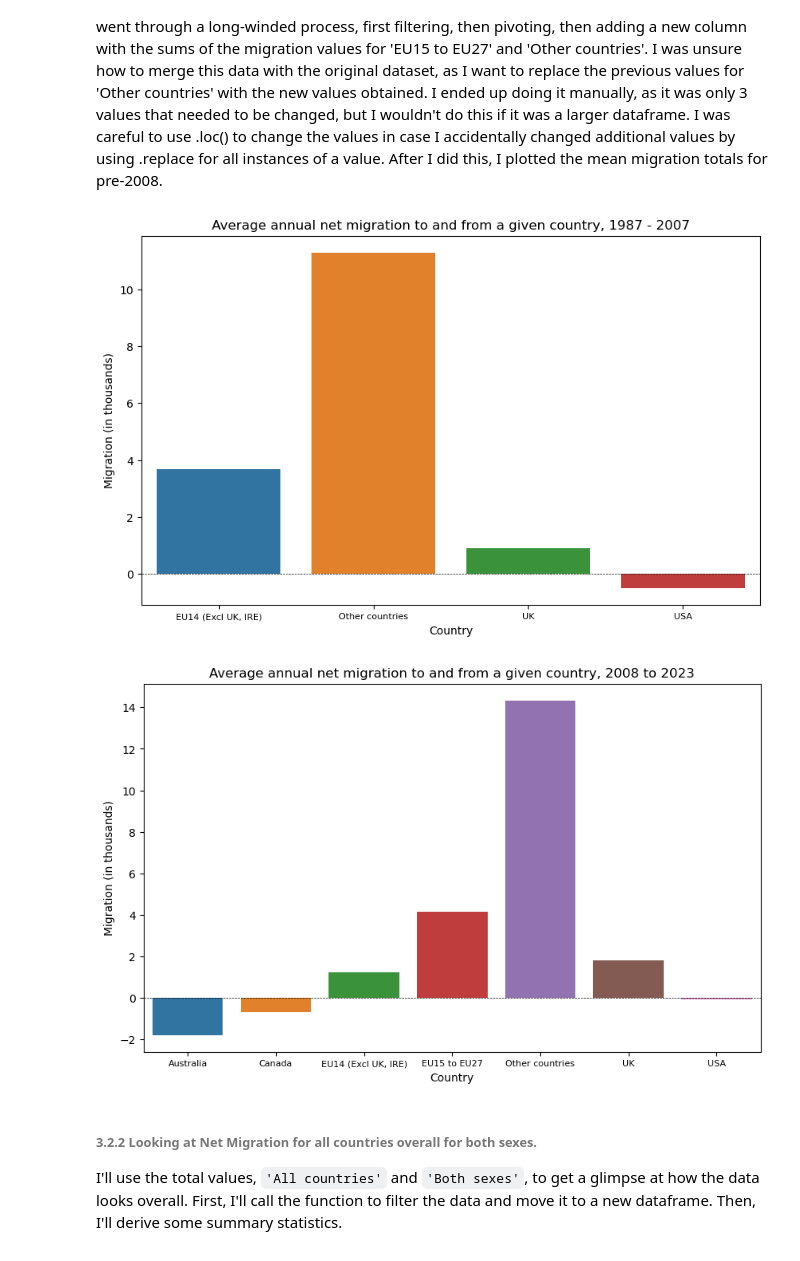
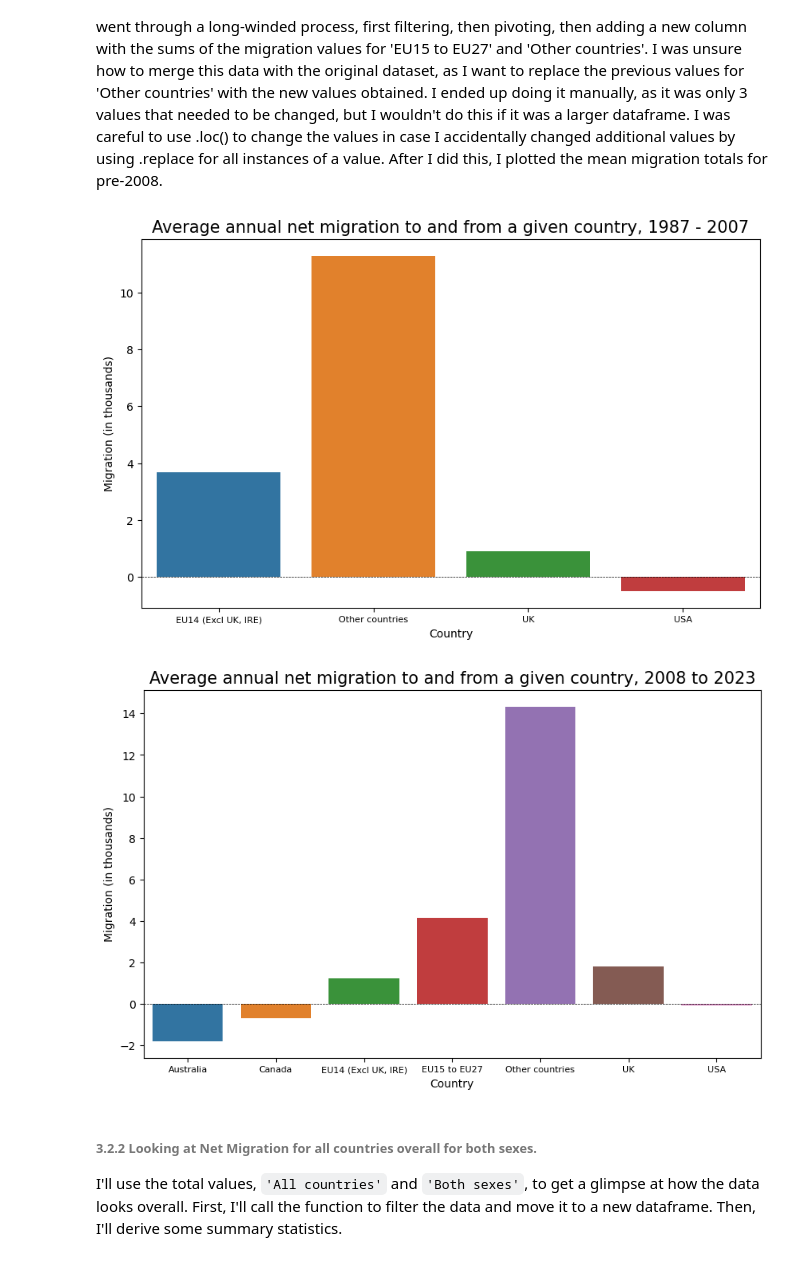
Before and after one commit to EmmaMcC1802/CA1, a Jupyter notebook: CA1_worksheet.ipynb, the cells around one changed output. Saved outputs shown, nothing was run; the diff lists cells and outputs as text; code cells hidden in the pictures.

```diff
--- a/CA1_worksheet.ipynb
+++ b/CA1_worksheet.ipynb
@@ -744,16 +744,16 @@ net_migration_both_sexes_to_2007=net_migration_both_sexes_to_2007.dropna()
 # %%
 mean_migration_by_country_to_2007 = net_migration_both_sexes_to_2007.groupby('country')['total_migration'].mean().reset_index()
 
 plt.figure(figsize=(10, 6))      # approx 3:2 graphical ratio
 sns.barplot(x='country', y='total_migration', data=mean_migration_by_country_to_2007)
 plt.xlabel('Country')
 plt.ylabel('Migration (in thousands)')
-plt.title('Average annual net migration to and from a given country, 1987 - 2007')
+plt.title('Average annual net migration to and from a given country, 1987 - 2007', fontsize=15)
 plt.xticks(fontsize=8)      # the labels overlap so I have to make the font smaller
 plt.axhline(y=0, color='k', label='y=0', linestyle = '--', linewidth = 0.5)      # horizontal line noting where the axis is
 plt.show()
 # %% [output]
-[figure, old version]
+[figure, new version]
 # %%
 net_migration_both_sexes_from_2008 = net_migration_both_sexes[net_migration_both_sexes['year'] >= 2008]
 net_migration_both_sexes_from_2008 = net_migration_both_sexes_from_2008.groupby('country')['total_migration'].mean().reset_index()
@@ -762,12 +762,12 @@ plt.figure(figsize=(10, 6))      # approx 3:2 graphical ratio
 sns.barplot(x='country', y='total_migration', data=net_migration_both_sexes_from_2008)
 plt.xlabel('Country')
 plt.ylabel('Migration (in thousands)')
-plt.title('Average annual net migration to and from a given country, 2008 to 2023')
+plt.title('Average annual net migration to and from a given country, 2008 to 2023', fontsize=15)
 plt.xticks(fontsize=8)      # the labels overlap so I have to make the font smaller
 plt.axhline(y=0, color='k', label='y=0', linestyle = '--', linewidth = 0.5)      # horizontal line noting where the axis is
 plt.show()
 # %% [output]
-[figure, old version]
+[figure, new version]
 # %% [markdown]
 <summary style="color:blue;">
 
```
Also changed, not shown: parts of 21 cells of this notebook, 1 other file.
